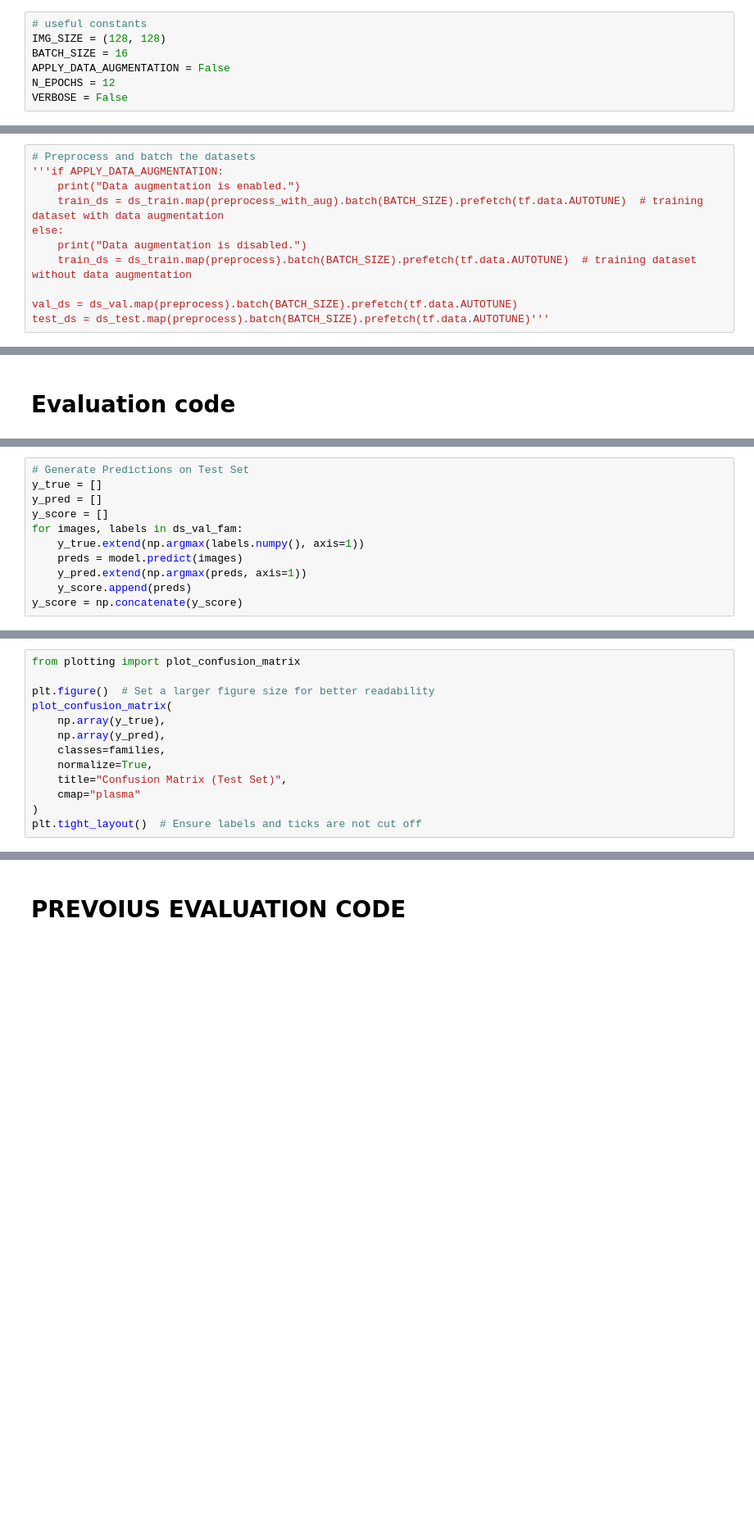
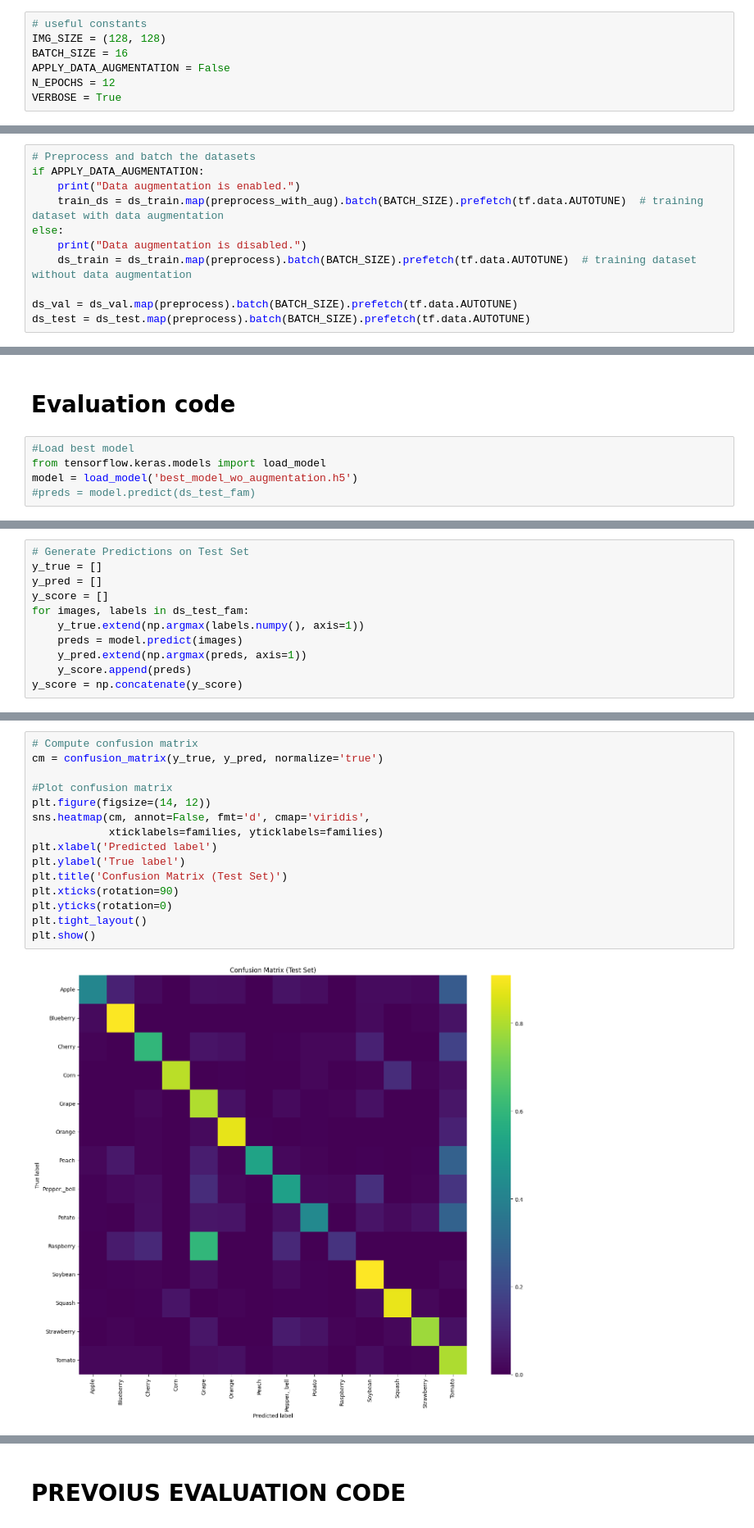
Before and after one commit to Mmc-001/progetto-daml, a Jupyter notebook: proj_original-dataset.ipynb, the cells around one changed output, grey strips where cells are left out. Shown at 82% size. Drawn from its saved outputs; the diff is of its cells as text; blank space fills up the shorter version.

```diff
--- a/proj_original-dataset.ipynb
+++ b/proj_original-dataset.ipynb
@@ -103,7 +96,7 @@ IMG_SIZE = (128, 128)
 BATCH_SIZE = 16
 APPLY_DATA_AUGMENTATION = False
 N_EPOCHS = 12
-VERBOSE = False
+VERBOSE = True
 # %%
 data_augmentation = tf.keras.Sequential([
     # tf.keras.layers.RandomFlip("horizontal"),
@@ -125,13 +118,13 @@ def preprocess_with_aug(image, label):
     return image, label
 # %%
 # Preprocess and batch the datasets
-'''if APPLY_DATA_AUGMENTATION:
+if APPLY_DATA_AUGMENTATION:
     print("Data augmentation is enabled.")
     train_ds = ds_train.map(preprocess_with_aug).batch(BATCH_SIZE).prefetch(tf.data.AUTOTUNE)  # training dataset with data augmentation
 else:
     print("Data augmentation is disabled.")
-    train_ds = ds_train.map(preprocess).batch(BATCH_SIZE).prefetch(tf.data.AUTOTUNE)  # training dataset without data augmentation
+    ds_train = ds_train.map(preprocess).batch(BATCH_SIZE).prefetch(tf.data.AUTOTUNE)  # training dataset without data augmentation
 
-val_ds = ds_val.map(preprocess).batch(BATCH_SIZE).prefetch(tf.data.AUTOTUNE)
-test_ds = ds_test.map(preprocess).batch(BATCH_SIZE).prefetch(tf.data.AUTOTUNE)'''
+ds_val = ds_val.map(preprocess).batch(BATCH_SIZE).prefetch(tf.data.AUTOTUNE)
+ds_test = ds_test.map(preprocess).batch(BATCH_SIZE).prefetch(tf.data.AUTOTUNE)
 # %% [output]
@@ -354,2 +377,7 @@ plt.show()
 # %% [markdown]
 # Evaluation code
+# %%
+#Load best model
+from tensorflow.keras.models import load_model
+model = load_model('best_model_wo_augmentation.h5')
+#preds = model.predict(ds_test_fam)
@@ -358,7 +388,7 @@ plt.show()
 y_true = []
 y_pred = []
 y_score = []
-for images, labels in ds_val_fam:
+for images, labels in ds_test_fam:
     y_true.extend(np.argmax(labels.numpy(), axis=1))
     preds = model.predict(images)
     y_pred.extend(np.argmax(preds, axis=1))
@@ -377,15 +432,19 @@ print(f"F1-score: {f1:.6f}")
 # %%
-from plotting import plot_confusion_matrix
+# Compute confusion matrix
+cm = confusion_matrix(y_true, y_pred, normalize='true')
 
-plt.figure()  # Set a larger figure size for better readability
-plot_confusion_matrix(
-    np.array(y_true),
-    np.array(y_pred),
-    classes=families,
-    normalize=True,
-    title="Confusion Matrix (Test Set)",
-    cmap="plasma"
-)
-plt.tight_layout()  # Ensure labels and ticks are not cut off
+#Plot confusion matrix
+plt.figure(figsize=(14, 12))
+sns.heatmap(cm, annot=False, fmt='d', cmap='viridis',
+            xticklabels=families, yticklabels=families)
+plt.xlabel('Predicted label')
+plt.ylabel('True label')
+plt.title('Confusion Matrix (Test Set)')
+plt.xticks(rotation=90)
+plt.yticks(rotation=0)
+plt.tight_layout()
+plt.show()
+# %% [output]
+[figure, added]
 # %%
 print(y_score.shape[1])
```
Also changed, not shown: parts of 14 cells of this notebook.
